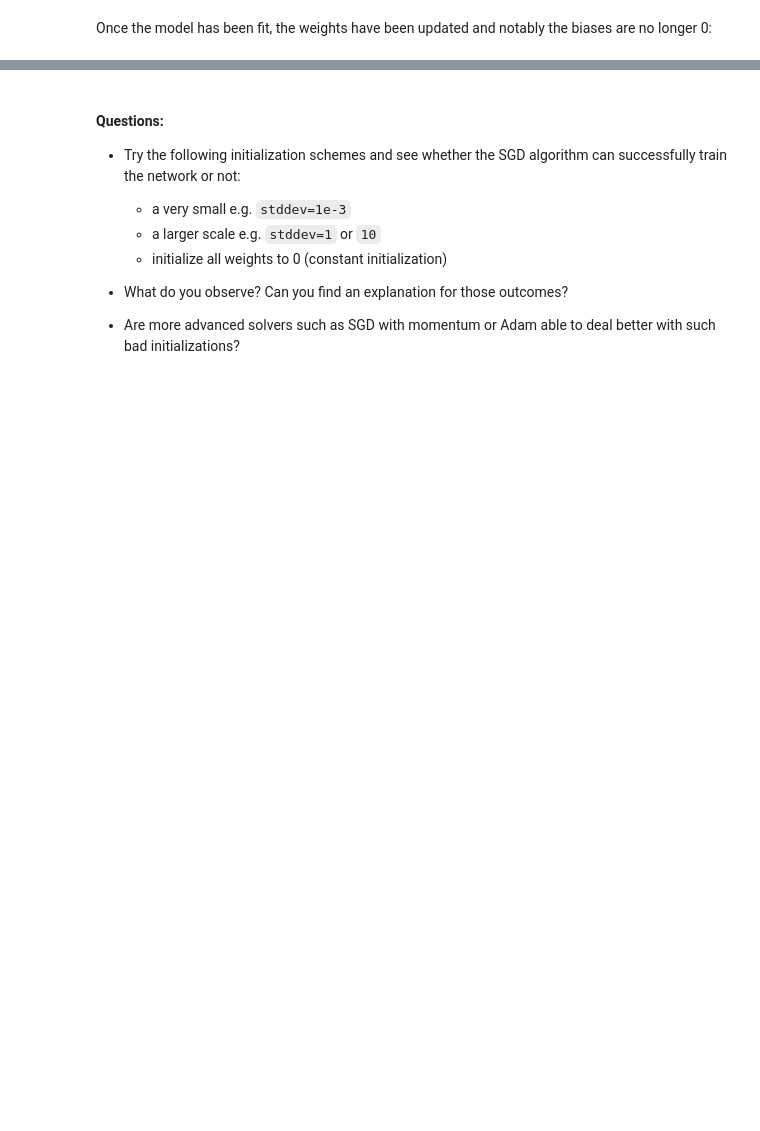
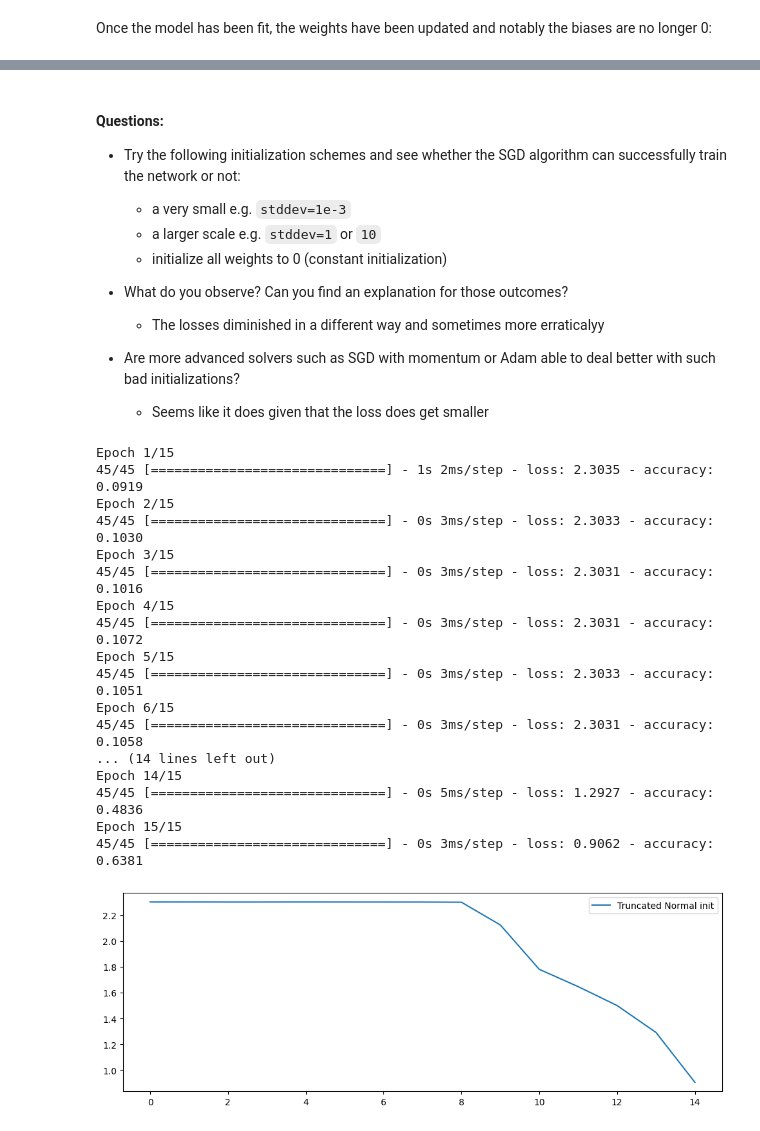
Before and after one commit to UofT-DSI/deep_learning, a Jupyter notebook: 01_materials/labs/lab_1.ipynb, the cells around one changed output, grey strips where cells are left out. Saved outputs shown, nothing was run; the diff lists cells and outputs as text; code cells hidden in the pictures; blank space fills up the shorter version.

```diff
--- a/01_materials/labs/lab_1.ipynb
+++ b/01_materials/labs/lab_1.ipynb
@@ -388,5 +665,9 @@ model.layers[0].weights
 - What do you observe? Can you find an explanation for those
   outcomes?
 
+   * The losses diminished in a different way and sometimes more erraticalyy
+
 - Are more advanced solvers such as SGD with momentum or Adam able
   to deal better with such bad initializations?
+
+    * Seems like it does given that the loss does get smaller
@@ -394,0 +674,44 @@ model.layers[0].weights
+# %%
+# Your code here a very small e.g. `stddev=1e-3`
+
+input_dim = 64
+hidden_dim = 64
+output_dim = 10
+
+normal_init = initializers.TruncatedNormal(stddev=0.001, seed=42)
+
+model = Sequential()
+model.add(Dense(hidden_dim, input_dim=input_dim, activation="tanh",
+                kernel_initializer=normal_init))
+model.add(Dense(hidden_dim, activation="tanh",
+                kernel_initializer=normal_init))
+model.add(Dense(output_dim, activation="softmax",
+                kernel_initializer=normal_init))
+
+model.compile(optimizer=optimizers.SGD(learning_rate=0.1),
+              loss='categorical_crossentropy', metrics=['accuracy'])
+
+history = model.fit(X_train, y_train, epochs=15, batch_size=32)
+
+plt.figure(figsize=(12, 4))
+plt.plot(history.history['loss'], label="Truncated Normal init")
+plt.legend();
+# %% [output]
+Epoch 1/15
+45/45 [==============================] - 1s 2ms/step - loss: 2.3035 - accuracy: 0.0919
+Epoch 2/15
+45/45 [==============================] - 0s 3ms/step - loss: 2.3033 - accuracy: 0.1030
+Epoch 3/15
+45/45 [==============================] - 0s 3ms/step - loss: 2.3031 - accuracy: 0.1016
+Epoch 4/15
+45/45 [==============================] - 0s 3ms/step - loss: 2.3031 - accuracy: 0.1072
+Epoch 5/15
+45/45 [==============================] - 0s 3ms/step - loss: 2.3033 - accuracy: 0.1051
+Epoch 6/15
+45/45 [==============================] - 0s 3ms/step - loss: 2.3031 - accuracy: 0.1058
+... (14 lines left out)
+Epoch 14/15
+45/45 [==============================] - 0s 5ms/step - loss: 1.2927 - accuracy: 0.4836
+Epoch 15/15
+45/45 [==============================] - 0s 3ms/step - loss: 0.9062 - accuracy: 0.6381
+[figure, added]
```
Also changed, not shown: parts of 31 cells of this notebook.
